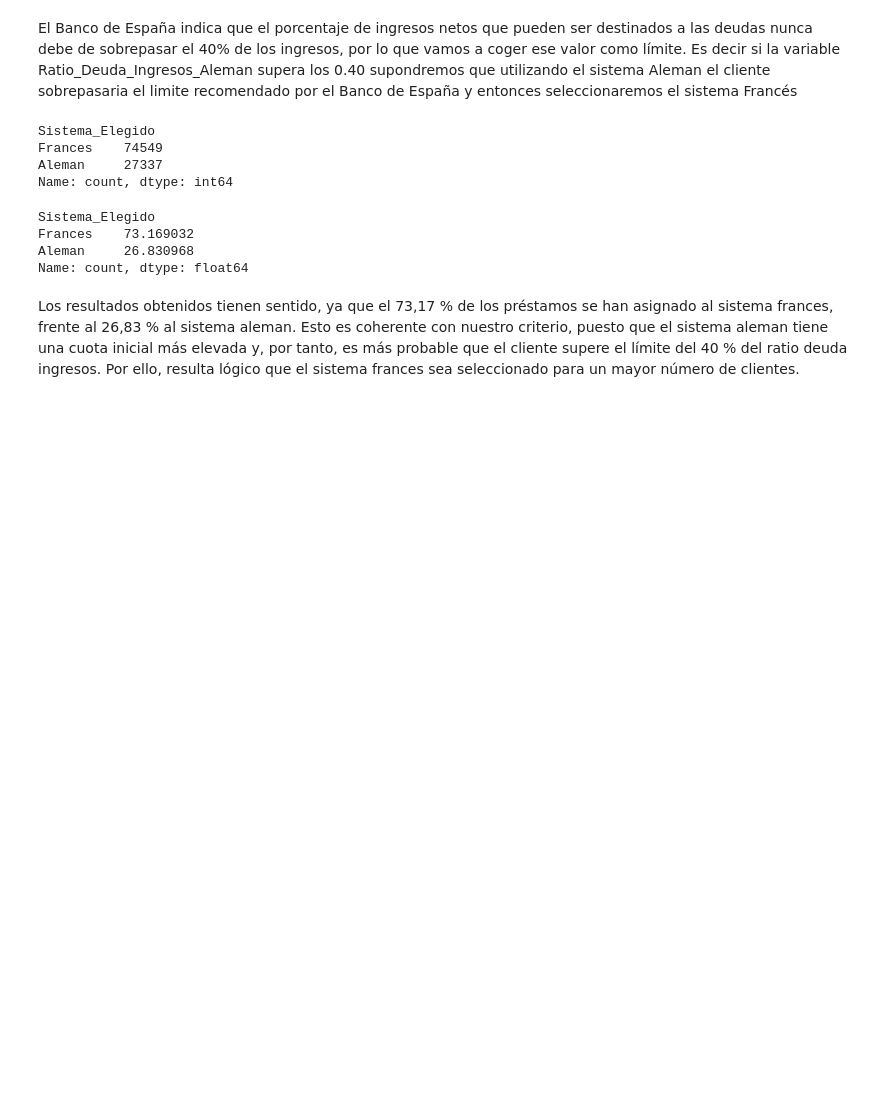
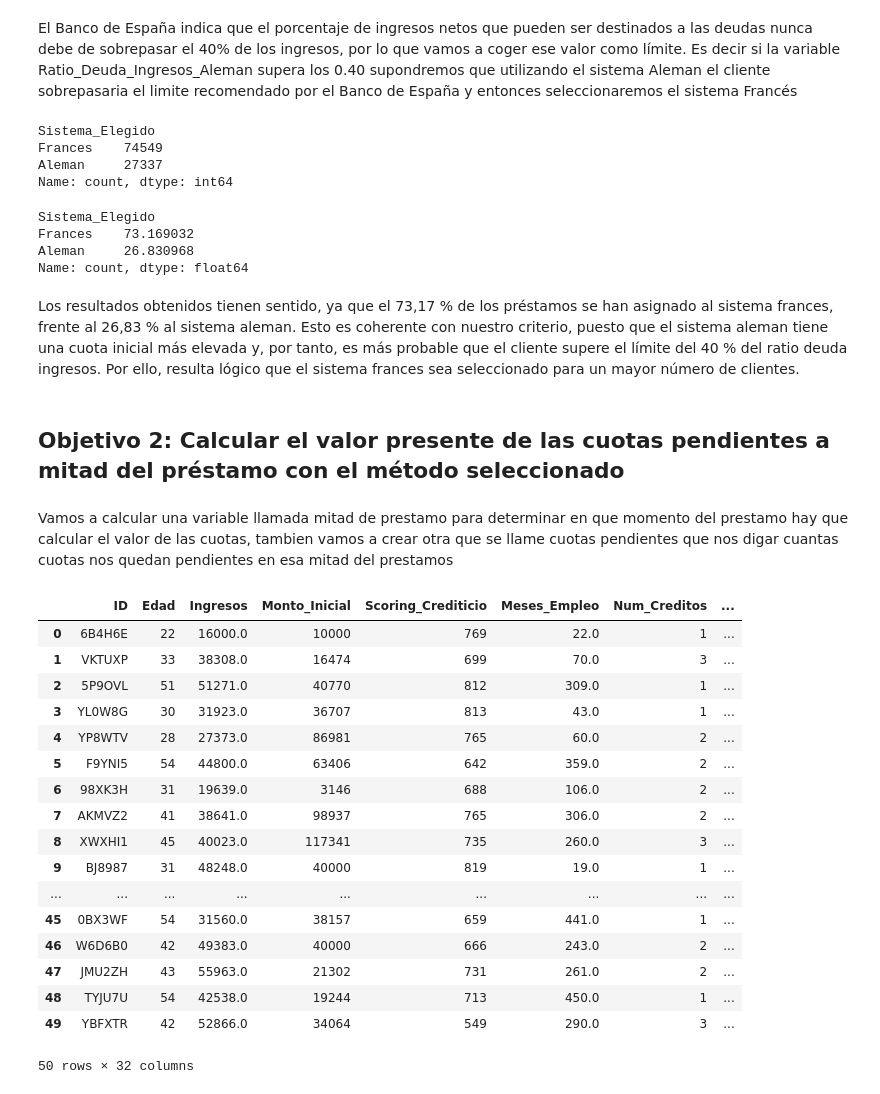
Before and after one commit to Guilleurre/Reto-05-Grupo-Verde-Oscuro, a Jupyter notebook: Calculo_de_amortizaciones.ipynb, the cells around one changed output. Saved outputs shown, nothing was run; the diff lists cells and outputs as text; code cells hidden in the pictures; blank space fills up the shorter version.

Commit message:
He creado la funcion que lo que hace es aplicar una formula u otra dependiendo de la columna sistema elegido

```diff
--- a/Calculo_de_amortizaciones.ipynb
+++ b/Calculo_de_amortizaciones.ipynb
@@ -174,3 +178,47 @@ Aleman     26.830968
 Name: count, dtype: float64
 # %% [markdown]
 Los resultados obtenidos tienen sentido, ya que el 73,17 % de los préstamos se han asignado al sistema frances, frente al 26,83 % al sistema aleman. Esto es coherente con nuestro criterio, puesto que el sistema aleman tiene una cuota inicial más elevada y, por tanto, es más probable que el cliente supere el límite del 40 % del ratio deuda ingresos. Por ello, resulta lógico que el sistema frances sea seleccionado para un mayor número de clientes.
+# %% [markdown]
+## Objetivo 2: Calcular el valor presente de las cuotas pendientes a mitad del préstamo con el método seleccionado
+# %% [markdown]
+Vamos a calcular una variable llamada mitad de prestamo para determinar en que momento del prestamo hay que calcular el valor de las cuotas, tambien vamos a crear otra que se llame cuotas pendientes que nos digar cuantas cuotas nos quedan pendientes en esa mitad del prestamos
+# %%
+df["Mitad_Prestamo"] = df["Duracion"] / 2
+df["Cuotas_Pendientes"] = df["Duracion"] - df["Mitad_Prestamo"]
+# %%
+def valor_presente(df):
+    capital = df["Monto_Inicial"]
+    interes = df["Ratio_Interes"] / 100
+    intereses_mensuales = interes / 12
+    duracion = df["Duracion"]
+    pagado = df["Mitad_Prestamo"]
+    Capital_amortizado = capital/duracion
+
+    if df["Sistema_Elegido"] == "Frances":
+        saldo_pendiente = capital*(((1 + intereses_mensuales)**duracion - (1 + intereses_mensuales)**pagado) / ((1 + intereses_mensuales)**duracion -1) )
+    elif df["Sistema_Elegido"] == "Aleman":
+        saldo_pendiente = capital-(pagado*Capital_amortizado)
+    return saldo_pendiente
+# %%
+df["Saldo_Pendiente"] = df.apply(valor_presente, axis=1)
+# %%
+df.head(50)
+# %% [output]
+|  | ID | Edad | Ingresos | Monto_Inicial | Scoring_Crediticio | Meses_Empleo | Num_Creditos | ... |
+| 0 | 6B4H6E | 22 | 16000.0 | 10000 | 769 | 22.0 | 1 | ... |
+| 1 | VKTUXP | 33 | 38308.0 | 16474 | 699 | 70.0 | 3 | ... |
+| 2 | 5P9OVL | 51 | 51271.0 | 40770 | 812 | 309.0 | 1 | ... |
+| 3 | YL0W8G | 30 | 31923.0 | 36707 | 813 | 43.0 | 1 | ... |
+| 4 | YP8WTV | 28 | 27373.0 | 86981 | 765 | 60.0 | 2 | ... |
+| 5 | F9YNI5 | 54 | 44800.0 | 63406 | 642 | 359.0 | 2 | ... |
+| 6 | 98XK3H | 31 | 19639.0 | 3146 | 688 | 106.0 | 2 | ... |
+| 7 | AKMVZ2 | 41 | 38641.0 | 98937 | 765 | 306.0 | 2 | ... |
+| 8 | XWXHI1 | 45 | 40023.0 | 117341 | 735 | 260.0 | 3 | ... |
+| 9 | BJ8987 | 31 | 48248.0 | 40000 | 819 | 19.0 | 1 | ... |
+| ... | ... | ... | ... | ... | ... | ... | ... | ... |
+| 45 | 0BX3WF | 54 | 31560.0 | 38157 | 659 | 441.0 | 1 | ... |
+| 46 | W6D6B0 | 42 | 49383.0 | 40000 | 666 | 243.0 | 2 | ... |
+| 47 | JMU2ZH | 43 | 55963.0 | 21302 | 731 | 261.0 | 2 | ... |
+| 48 | TYJU7U | 54 | 42538.0 | 19244 | 713 | 450.0 | 1 | ... |
+| 49 | YBFXTR | 42 | 52866.0 | 34064 | 549 | 290.0 | 3 | ... |
+50 rows × 32 columns
```
Also changed, not shown: parts of 3 cells of this notebook.
